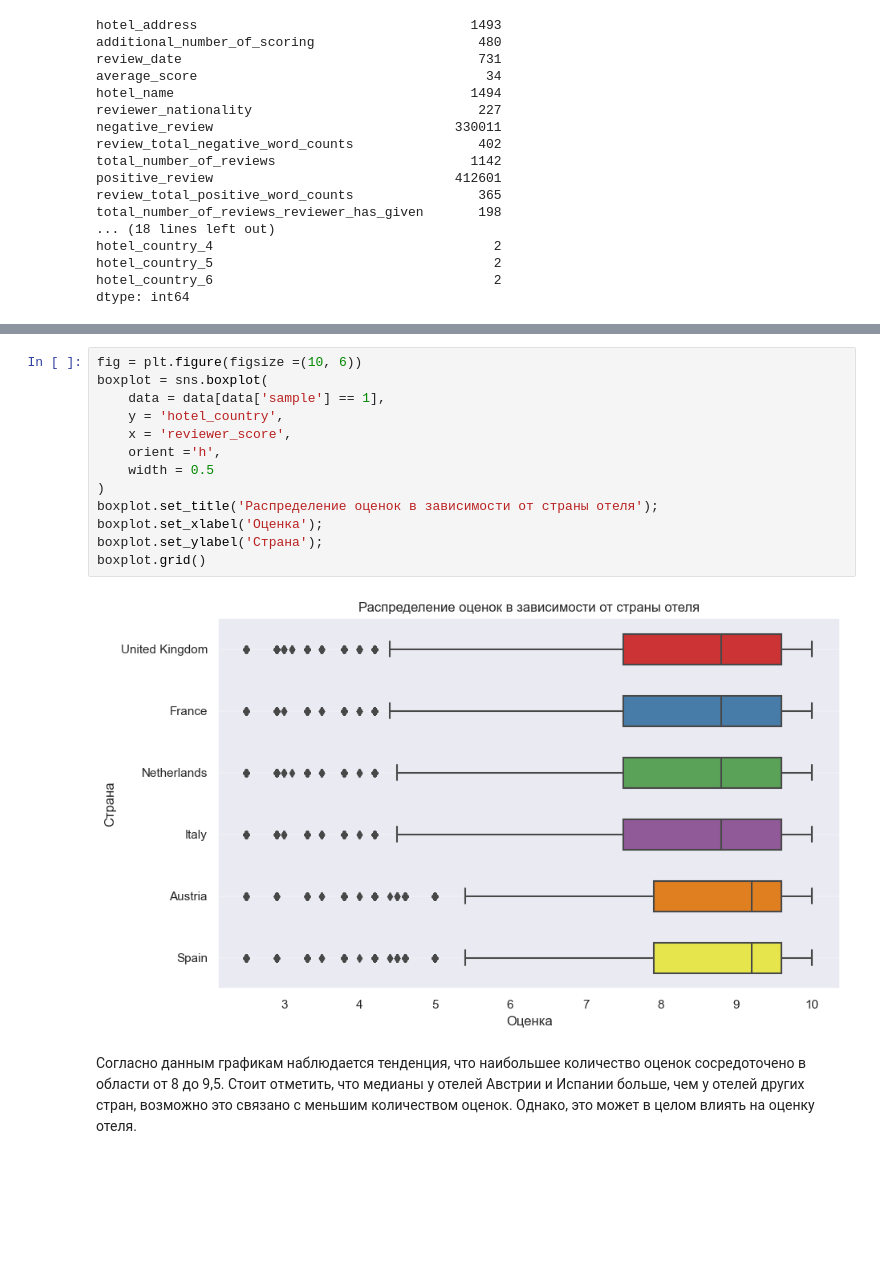
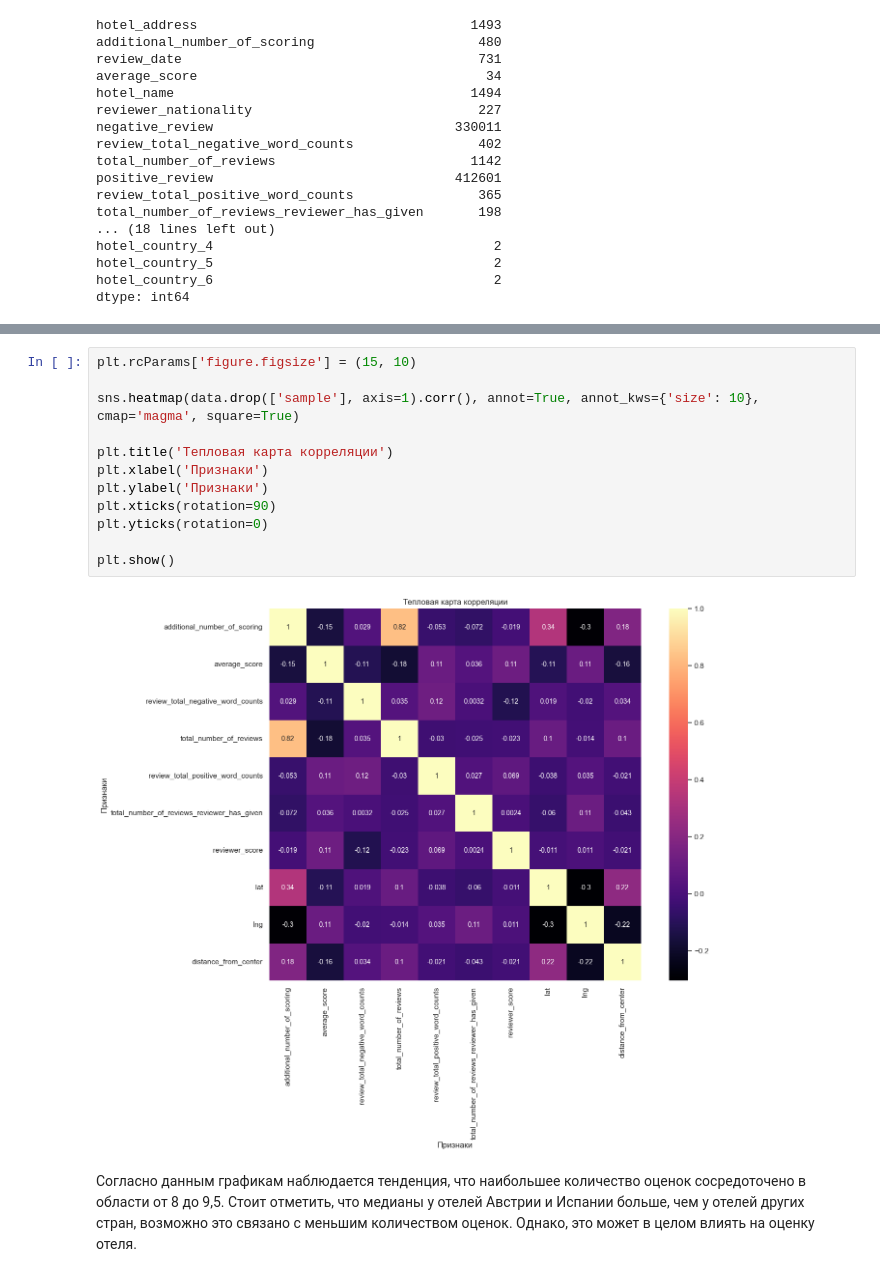
Before and after one commit to Wladeemer/SF_DSPR-111-PROJECT-3-EDA_Feature_Engineering_Kaggle, a Jupyter notebook: Booking_reviews.ipynb, the cells around one changed output, grey strips where cells are left out. Drawn from its saved outputs; the diff is of its cells as text; blank space fills up the shorter version.

```diff
--- a/Booking_reviews.ipynb
+++ b/Booking_reviews.ipynb
@@ -845,17 +845,16 @@ sns.heatmap(data.drop(['sample'], axis=1).corr(), annot=True)
-# %%
-fig = plt.figure(figsize =(10, 6))
-boxplot = sns.boxplot(
-    data = data[data['sample'] == 1],
-    y = 'hotel_country',
-    x = 'reviewer_score',
-    orient ='h',
-    width = 0.5
-)
-boxplot.set_title('Распределение оценок в зависимости от страны отеля');
-boxplot.set_xlabel('Оценка');
-boxplot.set_ylabel('Страна');
-boxplot.grid()
-# %% [output]
-[figure, removed]
+# %%
+plt.rcParams['figure.figsize'] = (15, 10)
+
+sns.heatmap(data.drop(['sample'], axis=1).corr(), annot=True, annot_kws={'size': 10}, cmap='magma', square=True)
+
+plt.title('Тепловая карта корреляции')
+plt.xlabel('Признаки')
+plt.ylabel('Признаки')
+plt.xticks(rotation=90)
+plt.yticks(rotation=0)
+
+plt.show()
+# %% [output]
+[figure, added]
 # %% [markdown]
 Согласно данным графикам наблюдается тенденция, что наибольшее количество оценок сосредоточено в области от 8 до 9,5. Стоит отметить, что медианы у отелей Австрии и Испании больше, чем у отелей других стран, возможно это связано с меньшим количеством оценок. Однако, это может в целом влиять на оценку отеля.
```
Also changed, not shown: parts of 7 cells of this notebook.
